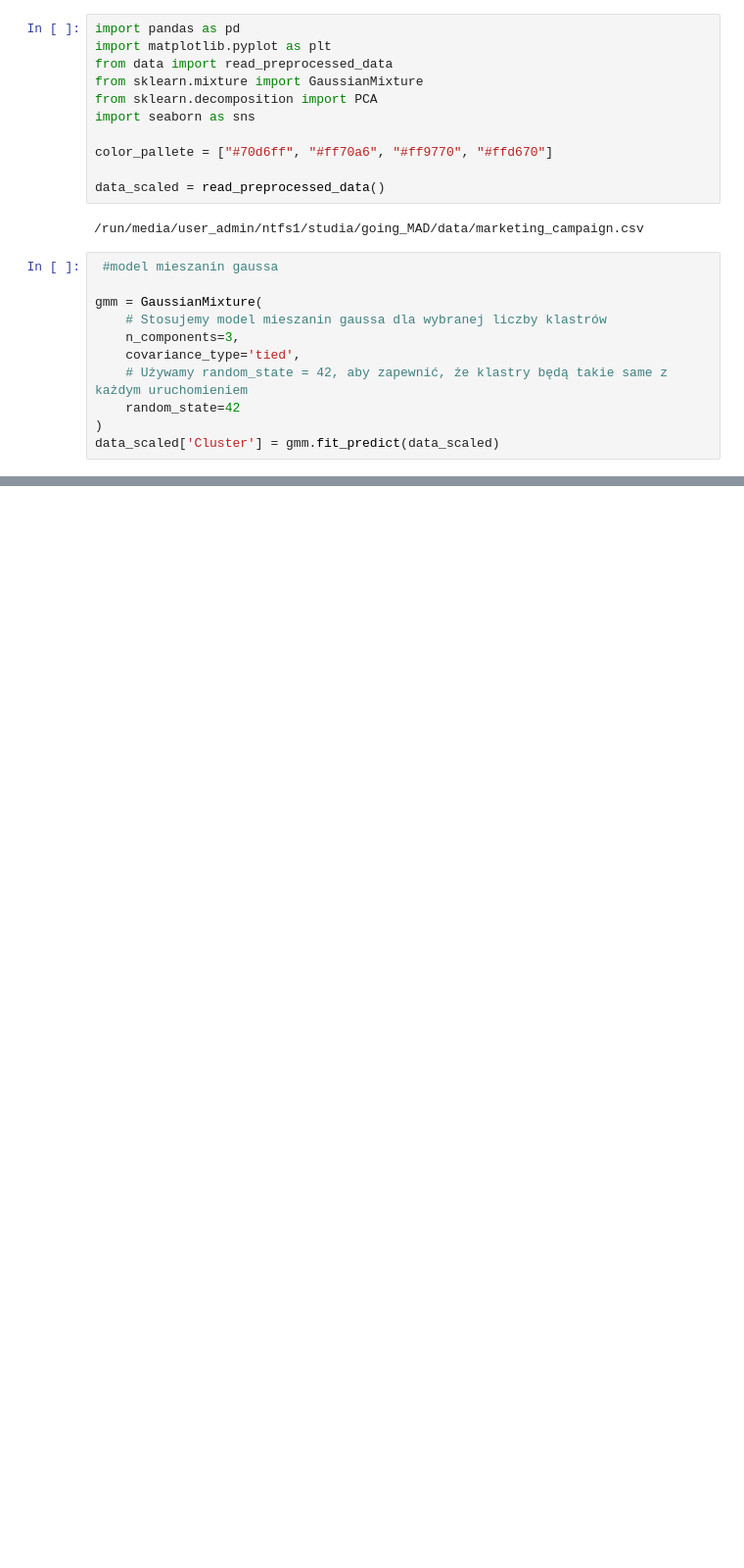
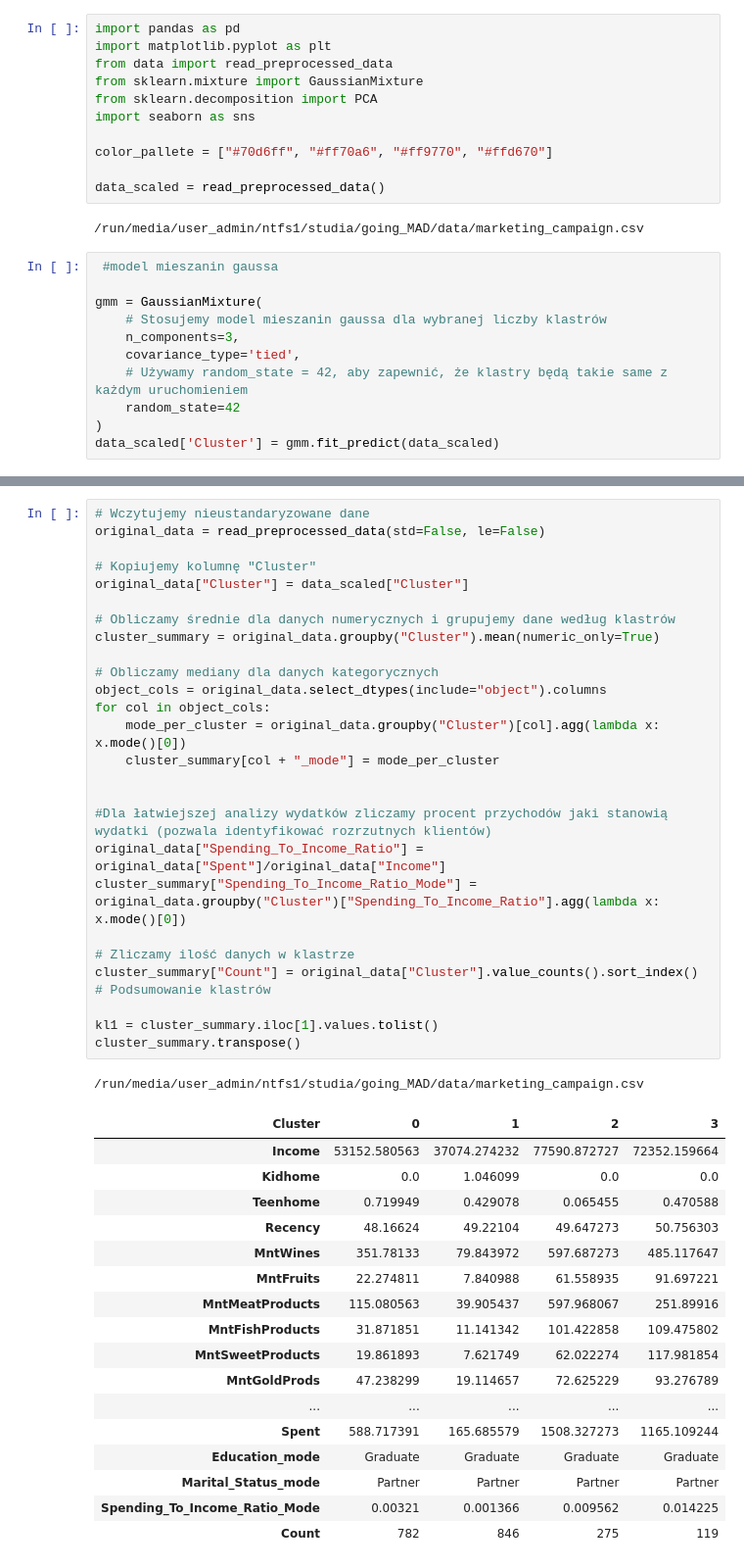
Before and after one commit to Noka993/customer-profile-analysis, a Jupyter notebook: notebooks/GMM.ipynb, the cells around one changed output, grey strips where cells are left out. Shown at 98% size. Drawn from its saved outputs; the diff is of its cells as text; blank space fills up the shorter version.

```diff
--- a/notebooks/GMM.ipynb
+++ b/notebooks/GMM.ipynb
@@ -160,0 +266,46 @@ emd
+# %%
+# Wczytujemy nieustandaryzowane dane
+original_data = read_preprocessed_data(std=False, le=False)
+
+# Kopiujemy kolumnę "Cluster"
+original_data["Cluster"] = data_scaled["Cluster"]
+
+# Obliczamy średnie dla danych numerycznych i grupujemy dane według klastrów
+cluster_summary = original_data.groupby("Cluster").mean(numeric_only=True)
+
+# Obliczamy mediany dla danych kategorycznych
+object_cols = original_data.select_dtypes(include="object").columns
+for col in object_cols:
+    mode_per_cluster = original_data.groupby("Cluster")[col].agg(lambda x: x.mode()[0])
+    cluster_summary[col + "_mode"] = mode_per_cluster
+
+
+#Dla łatwiejszej analizy wydatków zliczamy procent przychodów jaki stanowią wydatki (pozwala identyfikować rozrzutnych klientów)
+original_data["Spending_To_Income_Ratio"] = original_data["Spent"]/original_data["Income"]
+cluster_summary["Spending_To_Income_Ratio_Mode"] = original_data.groupby("Cluster")["Spending_To_Income_Ratio"].agg(lambda x: x.mode()[0])
+
+# Zliczamy ilość danych w klastrze
+cluster_summary["Count"] = original_data["Cluster"].value_counts().sort_index()
+# Podsumowanie klastrów
+
+kl1 = cluster_summary.iloc[1].values.tolist()
+cluster_summary.transpose()
+# %% [output]
+/run/media/user_admin/ntfs1/studia/going_MAD/data/marketing_campaign.csv
+| Cluster | 0 | 1 | 2 | 3 |
+| Income | 53152.580563 | 37074.274232 | 77590.872727 | 72352.159664 |
+| Kidhome | 0.0 | 1.046099 | 0.0 | 0.0 |
+| Teenhome | 0.719949 | 0.429078 | 0.065455 | 0.470588 |
+| Recency | 48.16624 | 49.22104 | 49.647273 | 50.756303 |
+| MntWines | 351.78133 | 79.843972 | 597.687273 | 485.117647 |
+| MntFruits | 22.274811 | 7.840988 | 61.558935 | 91.697221 |
+| MntMeatProducts | 115.080563 | 39.905437 | 597.968067 | 251.89916 |
+| MntFishProducts | 31.871851 | 11.141342 | 101.422858 | 109.475802 |
+| MntSweetProducts | 19.861893 | 7.621749 | 62.022274 | 117.981854 |
+| MntGoldProds | 47.238299 | 19.114657 | 72.625229 | 93.276789 |
+| ... | ... | ... | ... | ... |
+| Spent | 588.717391 | 165.685579 | 1508.327273 | 1165.109244 |
+| Education_mode | Graduate | Graduate | Graduate | Graduate |
+| Marital_Status_mode | Partner | Partner | Partner | Partner |
+| Spending_To_Income_Ratio_Mode | 0.00321 | 0.001366 | 0.009562 | 0.014225 |
+| Count | 782 | 846 | 275 | 119 |
```
Also changed, not shown: parts of 12 cells of this notebook, 1 other file.
